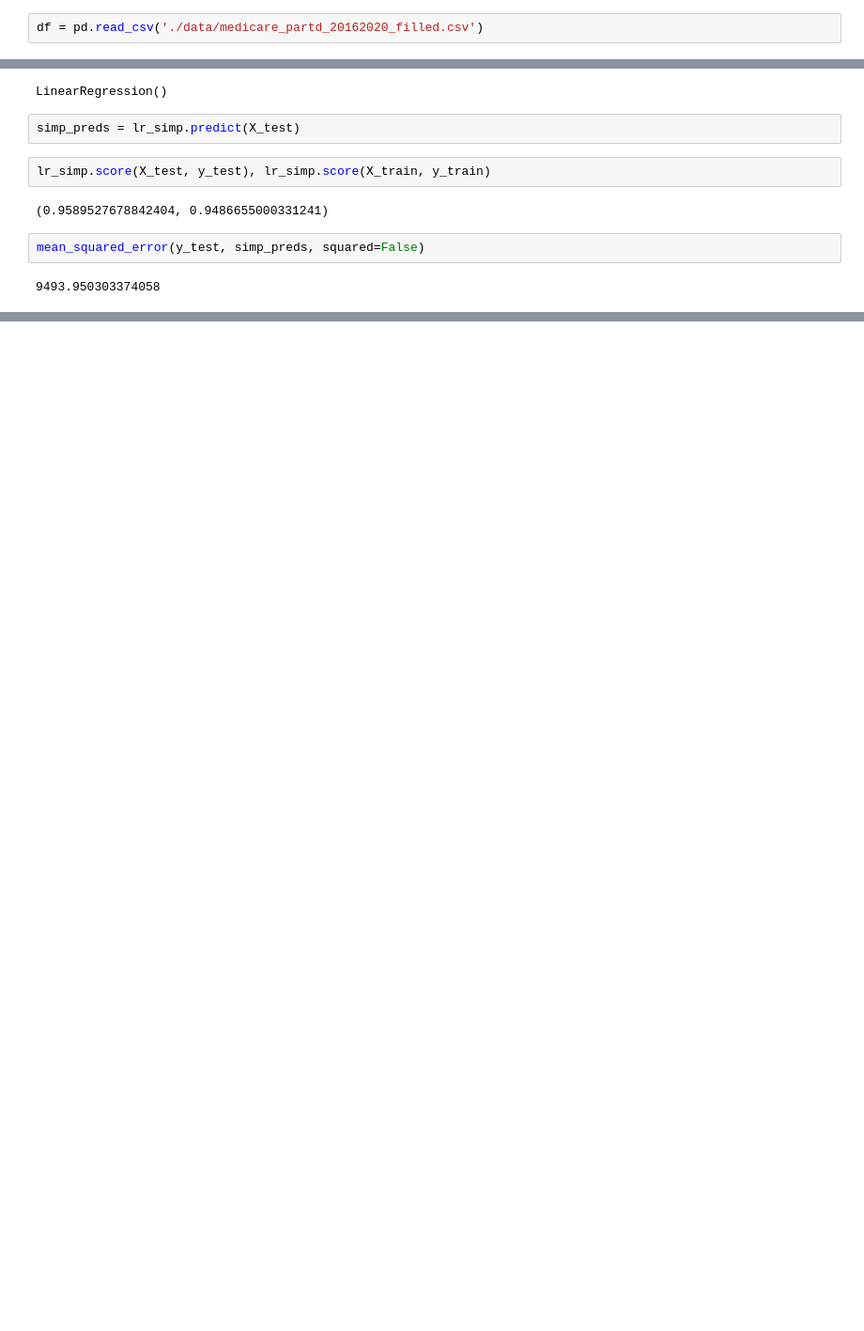
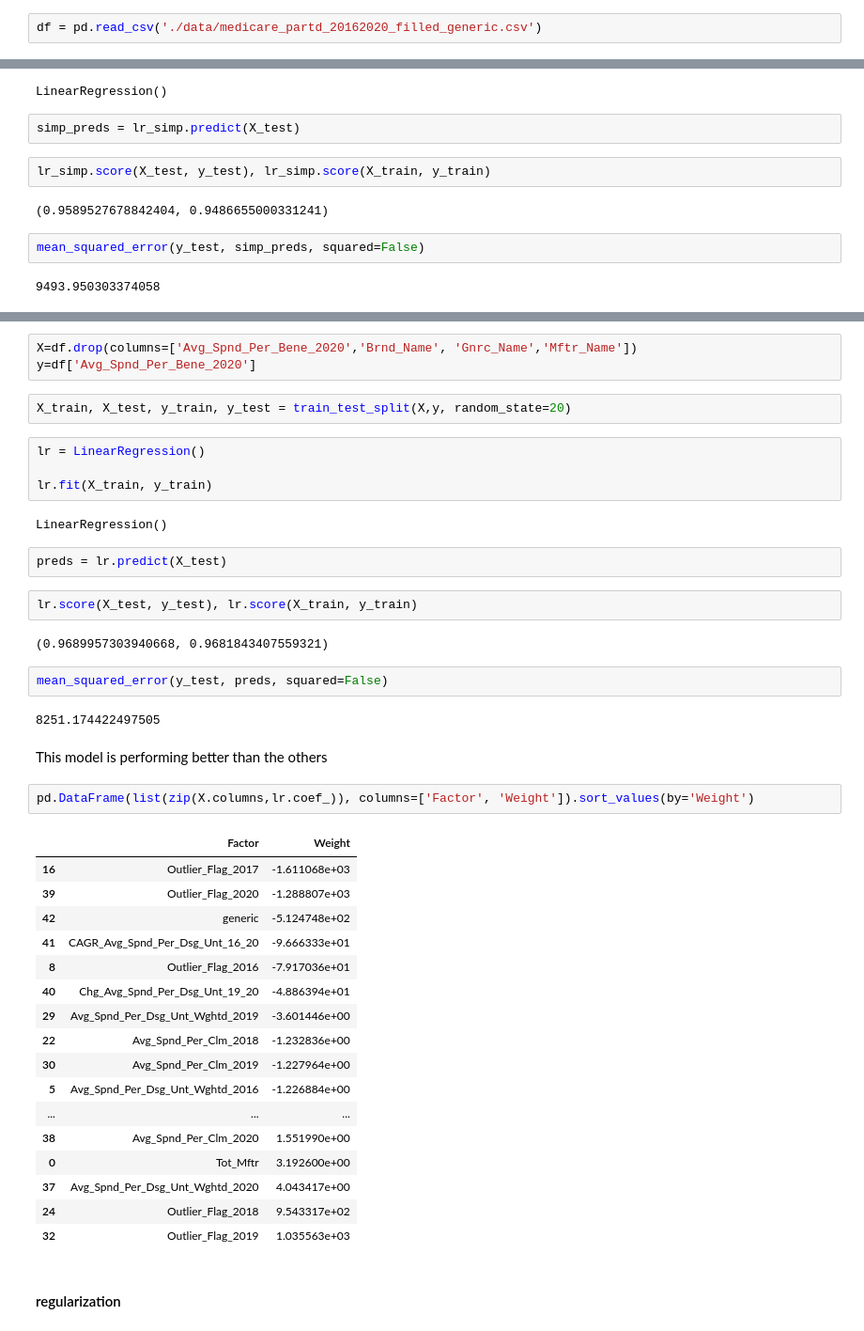
Before and after one commit to ekfuller/medicare_partd_hackathon, a Jupyter notebook: Model Tuning.ipynb, the cells around one changed output, grey strips where cells are left out. Shown at 94% size. Cells and saved outputs as stored; diff of their text form; blank space fills up the shorter version.

```diff
--- a/Model Tuning.ipynb
+++ b/Model Tuning.ipynb
@@ -11,3 +11,3 @@ from sklearn.metrics import mean_squared_error
 # %%
-df = pd.read_csv('./data/medicare_partd_20162020_filled.csv')
+df = pd.read_csv('./data/medicare_partd_20162020_filled_generic.csv')
 # %% [markdown]
@@ -35,0 +63,45 @@ mean_squared_error(y_test, simp_preds, squared=False)
+# %%
+X=df.drop(columns=['Avg_Spnd_Per_Bene_2020','Brnd_Name', 'Gnrc_Name','Mftr_Name'])
+y=df['Avg_Spnd_Per_Bene_2020']
+# %%
+X_train, X_test, y_train, y_test = train_test_split(X,y, random_state=20)
+# %%
+lr = LinearRegression()
+
+lr.fit(X_train, y_train)
+# %% [output]
+LinearRegression()
+# %%
+preds = lr.predict(X_test)
+# %%
+lr.score(X_test, y_test), lr.score(X_train, y_train)
+# %% [output]
+(0.9689957303940668, 0.9681843407559321)
+# %%
+mean_squared_error(y_test, preds, squared=False)
+# %% [output]
+8251.174422497505
+# %% [markdown]
+This model is performing better than the others
+# %%
+pd.DataFrame(list(zip(X.columns,lr.coef_)), columns=['Factor', 'Weight']).sort_values(by='Weight')
+# %% [output]
+|  | Factor | Weight |
+| 16 | Outlier_Flag_2017 | -1.611068e+03 |
+| 39 | Outlier_Flag_2020 | -1.288807e+03 |
+| 42 | generic | -5.124748e+02 |
+| 41 | CAGR_Avg_Spnd_Per_Dsg_Unt_16_20 | -9.666333e+01 |
+| 8 | Outlier_Flag_2016 | -7.917036e+01 |
+| 40 | Chg_Avg_Spnd_Per_Dsg_Unt_19_20 | -4.886394e+01 |
+| 29 | Avg_Spnd_Per_Dsg_Unt_Wghtd_2019 | -3.601446e+00 |
+| 22 | Avg_Spnd_Per_Clm_2018 | -1.232836e+00 |
+| 30 | Avg_Spnd_Per_Clm_2019 | -1.227964e+00 |
+| 5 | Avg_Spnd_Per_Dsg_Unt_Wghtd_2016 | -1.226884e+00 |
+| ... | ... | ... |
+| 38 | Avg_Spnd_Per_Clm_2020 | 1.551990e+00 |
+| 0 | Tot_Mftr | 3.192600e+00 |
+| 37 | Avg_Spnd_Per_Dsg_Unt_Wghtd_2020 | 4.043417e+00 |
+| 24 | Outlier_Flag_2018 | 9.543317e+02 |
+| 32 | Outlier_Flag_2019 | 1.035563e+03 |
+# %% [markdown]
+#### regularization
```
Also changed, not shown: parts of 57 cells of this notebook, 5 other files.
